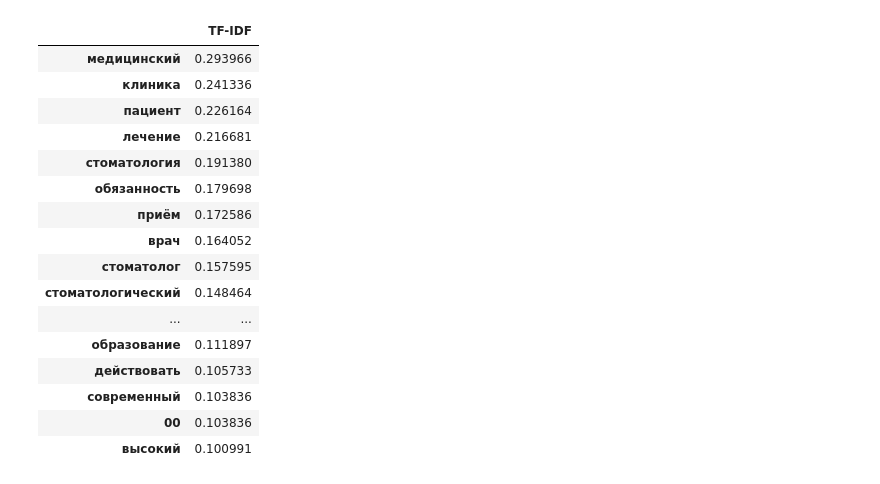
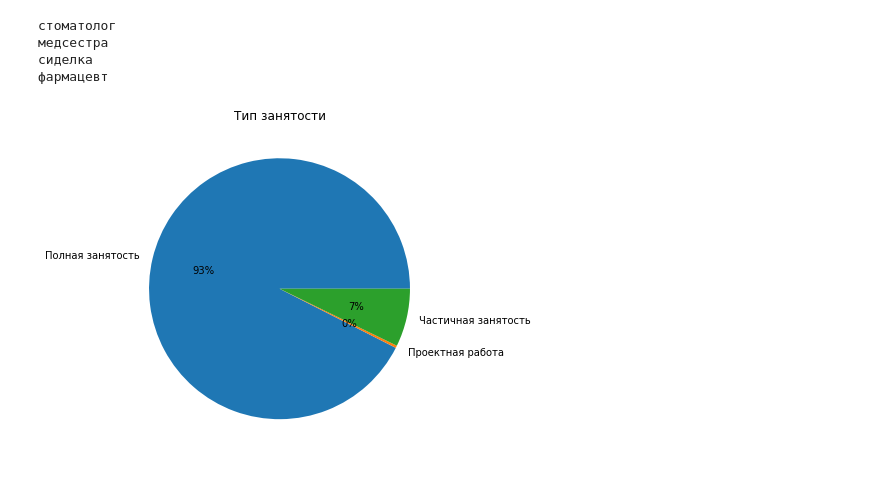
Before and after one commit to 9427/hh-job-parser, a Jupyter notebook: job_data.ipynb, the cells around one changed output. Drawn from its saved outputs; the diff is of its cells as text; code cells hidden in the pictures.

```diff
--- a/job_data.ipynb
+++ b/job_data.ipynb
@@ -438,20 +0,0 @@ count_list
-# %%
-tfidf_dict[job_list[0]].head(20)
-# %% [output]
-|  | TF-IDF |
-| медицинский | 0.293966 |
-| клиника | 0.241336 |
-| пациент | 0.226164 |
-| лечение | 0.216681 |
-| стоматология | 0.191380 |
-| обязанность | 0.179698 |
-| приём | 0.172586 |
-| врач | 0.164052 |
-| стоматолог | 0.157595 |
-| стоматологический | 0.148464 |
-| ... | ... |
-| образование | 0.111897 |
-| действовать | 0.105733 |
-| современный | 0.103836 |
-| 00 | 0.103836 |
-| высокий | 0.100991 |
@@ -457,0 +3,18 @@ tfidf_dict[job_list[0]].head(20)
+# %%
+job_list = ['стоматолог',
+            'медсестра',
+            'сиделка',
+            'фармацевт']
+max_samples = 200
+area = 'Москва'
+# %%
+job_data, tfidf_data = download_data(job_list, area, max_samples)
+# %% [output]
+стоматолог
+медсестра
+сиделка
+фармацевт
+# %%
+draw_employment_pie_chart(job_data)
+# %% [output]
+[figure, added]
```
Also changed, not shown: parts of 49 cells of this notebook, 2 other files.
